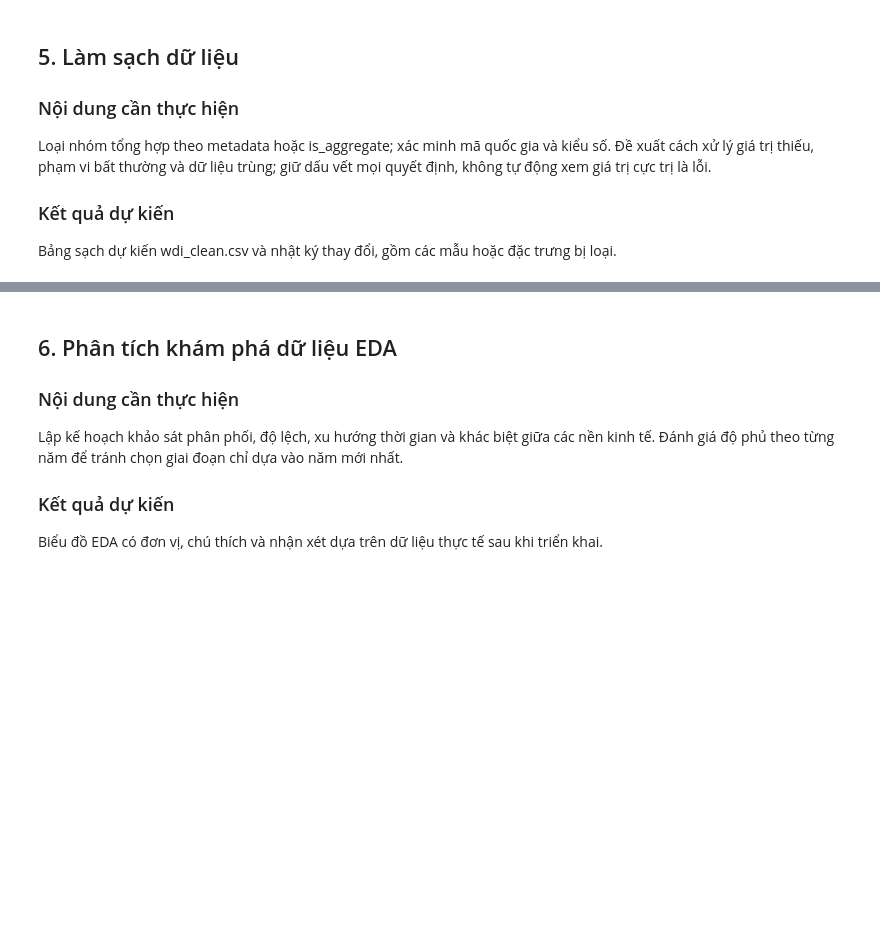
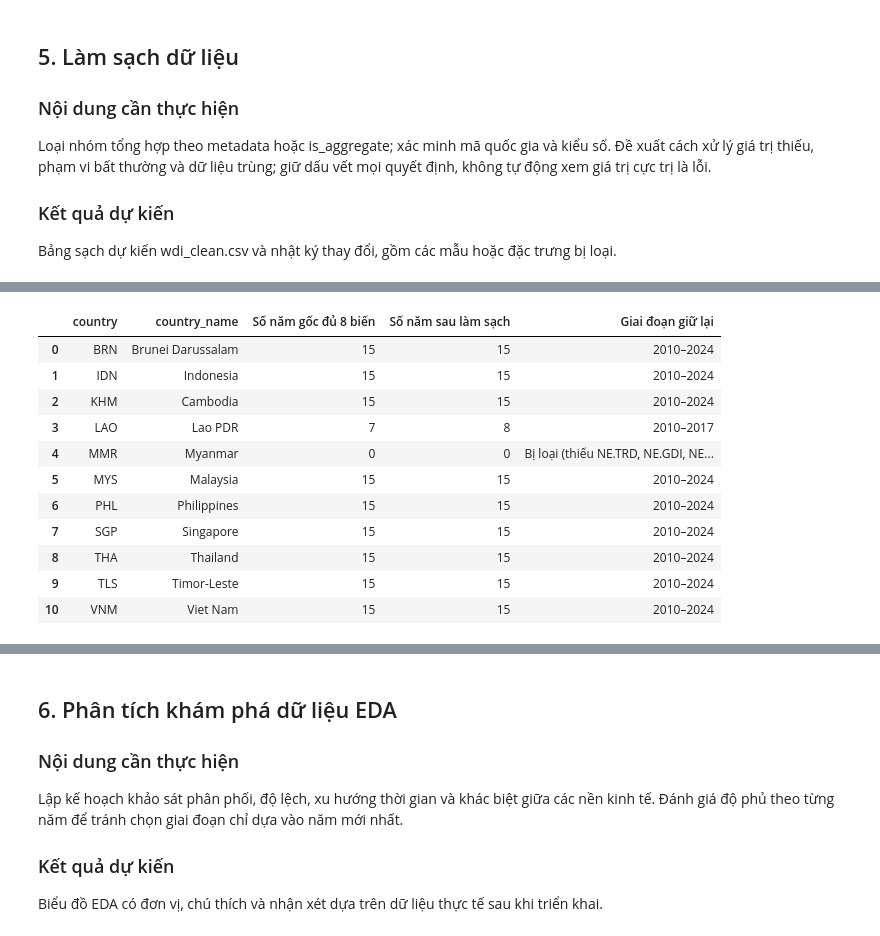
Before and after one commit to nguyenkhang310/DBSCAN, a Jupyter notebook: Duc/notebook/01_tien_xu_ly_du_lieu.ipynb, the cells around one changed output, grey strips where cells are left out. Cells and saved outputs as stored; diff of their text form; code cells hidden in the pictures; blank space fills up the shorter version.

```diff
--- a/Duc/notebook/01_tien_xu_ly_du_lieu.ipynb
+++ b/Duc/notebook/01_tien_xu_ly_du_lieu.ipynb
@@ -81,3 +522,80 @@ Loại nhóm tổng hợp theo metadata hoặc is_aggregate; xác minh mã quố
 ### Kết quả dự kiến
 
 Bảng sạch dự kiến wdi_clean.csv và nhật ký thay đổi, gồm các mẫu hoặc đặc trưng bị loại.
+# %%
+# BƯỚC 5.1: Loại bỏ 49 nhóm tổng hợp (is_aggregate == 1)
+df_step1 = df_raw[df_raw["is_aggregate"] == 0].copy().sort_values(KEY_COLS).reset_index(drop=True)
+print(f"[Bước 5.1] Sau khi loại 49 nhóm tổng hợp (is_aggregate == 1): {len(df_step1):,} hàng ({df_step1['country'].nunique()} quốc gia)")
+
+# BƯỚC 5.2: Nội suy chuỗi thời gian ngắn hạn trong phạm vi từng quốc gia
+# - Nội suy tuyến tính (linear) cho các khoảng trống bên trong chuỗi tối đa 2 năm liên tiếp (limit=2, limit_area='inside')
+# - Ngoại suy biên ngắn hạn (ffill/bfill) tối đa 1 năm ở đầu/cuối chuỗi (limit=1) nếu quốc gia đã có chuỗi dữ liệu liền kề
+df_step2 = df_step1.copy()
+interp_log = []
+
+for col in FEATURE_COLS:
+    missing_before = df_step2[col].isna().sum()
+    df_step2[col] = (
+        df_step2.groupby("country", group_keys=False)[col]
+        .apply(lambda s: s.interpolate(method="linear", limit=2, limit_area="inside").ffill(limit=1).bfill(limit=1))
+    )
+    missing_after = df_step2[col].isna().sum()
+    interp_log.append({
+        "Chỉ tiêu": col,
+        "Tên chỉ tiêu": SHORT_NAMES_VI[col],
+        "Thiếu trước nội suy": missing_before,
+        "Đã phục hồi (≤2 năm)": missing_before - missing_after,
+        "Còn thiếu (chuỗi dài)": missing_after,
+    })
+
+interp_df = pd.DataFrame(interp_log)
+print(f"[Bước 5.2] Tổng số ô khuyết lẻ tẻ được phục hồi nhờ nội suy ngắn hạn: {interp_df['Đã phục hồi (≤2 năm)'].sum()} ô")
+display(interp_df)
+
+# BƯỚC 5.3: Lọc các quan sát country-year có đủ 100% 8 chỉ tiêu sau nội suy ngắn hạn
+before_drop_rows = len(df_step2)
+df_clean = df_step2.dropna(subset=FEATURE_COLS).copy().sort_values(KEY_COLS).reset_index(drop=True)
+dropped_rows = before_drop_rows - len(df_clean)
+
+all_countries = set(df_step1["country"].unique())
+kept_countries = set(df_clean["country"].unique())
+fully_dropped_countries = sorted(list(all_countries - kept_countries))
+
+print(f"[Bước 5.3] Số quan sát hoàn chỉnh giữ lại trong wdi_clean.csv : {len(df_clean):,} hàng ({len(kept_countries)} nền kinh tế)")
+print(f"           Số quan sát bị loại do thiếu chuỗi dài             : {dropped_rows:,} hàng")
+print(f"           Số nền kinh tế bị loại hoàn toàn (thiếu diện rộng) : {len(fully_dropped_countries)} thực thể")
+
+# BƯỚC 5.4: Kiểm tra các giá trị cực trị (Outliers kinh tế thực tế) & độ phủ Việt Nam / Đông Nam Á
+print("\n=== KIỂM TRA CÁC QUAN SÁT CỰC TRỊ KINH TẾ VĨ MÔ (GIỮ LẠI ĐỂ DBSCAN PHÁT HIỆN NOISE) ===")
+extremes = [
+    ("Lạm phát cao nhất (Siêu lạm phát)", "FP.CPI.TOTL.ZG", False),
+    ("Tăng trưởng GDP thấp nhất (Suy thoái/Khủng hoảng)", "NY.GDP.MKTP.KD.ZG", True),
+    ("Tăng trưởng GDP cao nhất (Phục hồi/Dầu mỏ)", "NY.GDP.MKTP.KD.ZG", False),
+    ("Thương mại / GDP cao nhất (Trung tâm trung chuyển)", "NE.TRD.GNFS.ZS", False),
+    ("GDP bình quân đầu người cao nhất", "NY.GDP.PCAP.KD", False),
+]
+for label, col, asc in extremes:
+    top_row = df_clean.sort_values(col, ascending=asc).iloc[0]
+    print(f"- {label:50s}: {top_row['country_name']} ({top_row['country']}, {top_row['year']}) = {top_row[col]:,.2f}")
+
+# Kiểm tra Việt Nam và ASEAN
+vnm_rows = df_clean[df_clean["country"] == "VNM"]
+assert len(vnm_rows) == 15, "Việt Nam phải có đủ 15 năm (2010–2024)!"
+print(f"\nKiểm tra Việt Nam (VNM): Đủ {len(vnm_rows)}/15 năm (2010–2024), không có giá trị nội suy hay khuyết thiếu.")
+
+asean_coverage = (
+    df_step1[df_step1["country"].isin(ASEAN_CODES)]
+    .groupby(["country", "country_name"])
+    .apply(lambda g: pd.Series({
+        "Số năm gốc đủ 8 biến": g.dropna(subset=FEATURE_COLS).shape[0],
+        "Số năm sau làm sạch": df_clean[df_clean["country"] == g.name[0]].shape[0],
+        "Giai đoạn giữ lại": (
+            f"{df_clean[df_clean['country'] == g.name[0]]['year'].min()}–{df_clean[df_clean['country'] == g.name[0]]['year'].max()}"
+            if df_clean[df_clean["country"] == g.name[0]].shape[0] > 0 else "Bị loại (thiếu NE.TRD, NE.GDI, NE.CON cả 15 năm)"
+        ),
+    }))
+    .reset_index()
+)
+print("\n=== ĐỘ PHỦ DỮ LIỆU 11 QUỐC GIA ĐÔNG NAM Á SAU KHI LÀM SẠCH ===")
+display(asean_coverage)
+# %% [output]
@@ -83,0 +627,12 @@ Bảng sạch dự kiến wdi_clean.csv và nhật ký thay đổi, gồm các m
+|  | country | country_name | Số năm gốc đủ 8 biến | Số năm sau làm sạch | Giai đoạn giữ lại |
+| 0 | BRN | Brunei Darussalam | 15 | 15 | 2010–2024 |
+| 1 | IDN | Indonesia | 15 | 15 | 2010–2024 |
+| 2 | KHM | Cambodia | 15 | 15 | 2010–2024 |
+| 3 | LAO | Lao PDR | 7 | 8 | 2010–2017 |
+| 4 | MMR | Myanmar | 0 | 0 | Bị loại (thiếu NE.TRD, NE.GDI, NE... |
+| 5 | MYS | Malaysia | 15 | 15 | 2010–2024 |
+| 6 | PHL | Philippines | 15 | 15 | 2010–2024 |
+| 7 | SGP | Singapore | 15 | 15 | 2010–2024 |
+| 8 | THA | Thailand | 15 | 15 | 2010–2024 |
+| 9 | TLS | Timor-Leste | 15 | 15 | 2010–2024 |
+| 10 | VNM | Viet Nam | 15 | 15 | 2010–2024 |
```
Also changed, not shown: parts of 20 cells of this notebook, 9 other files.
